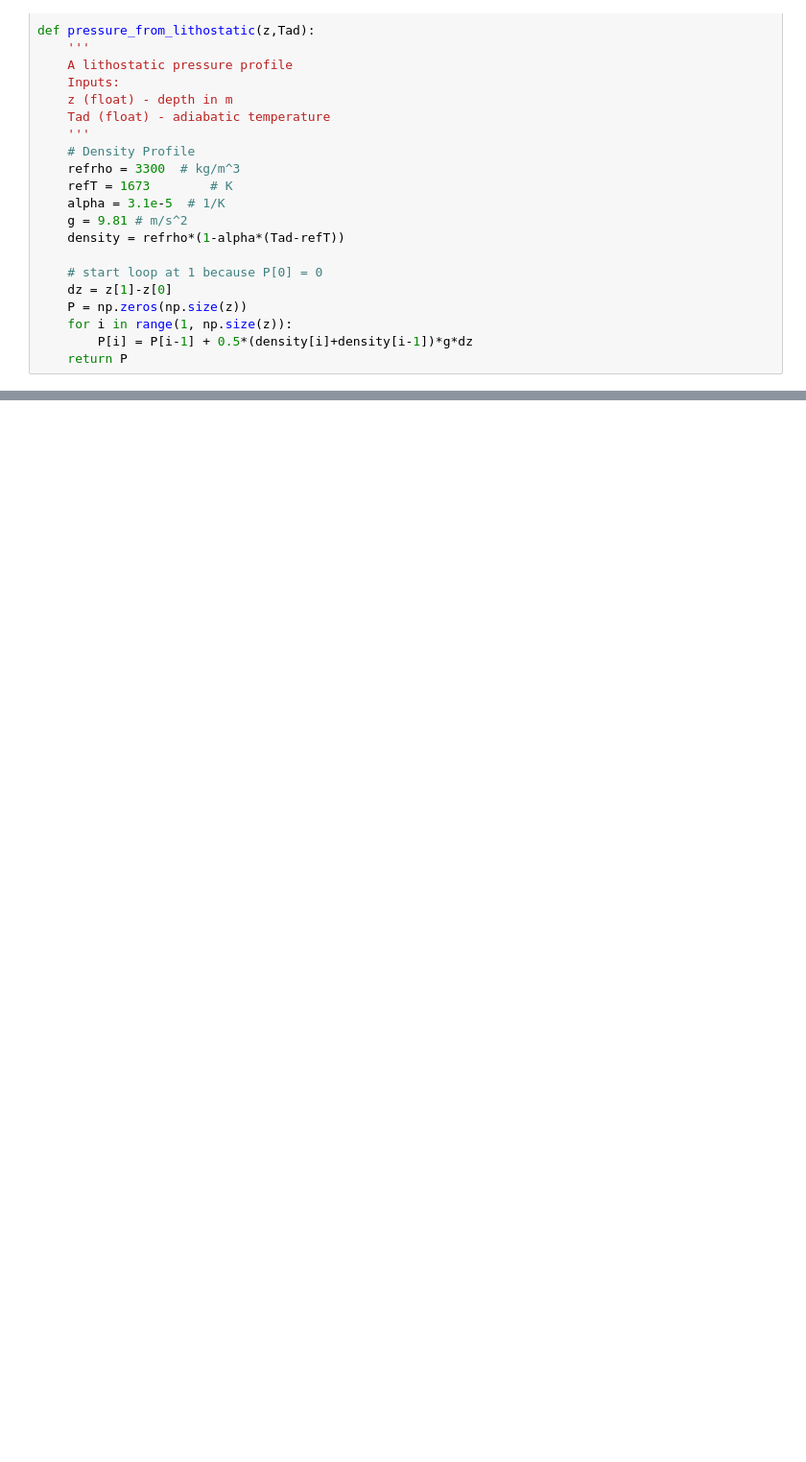
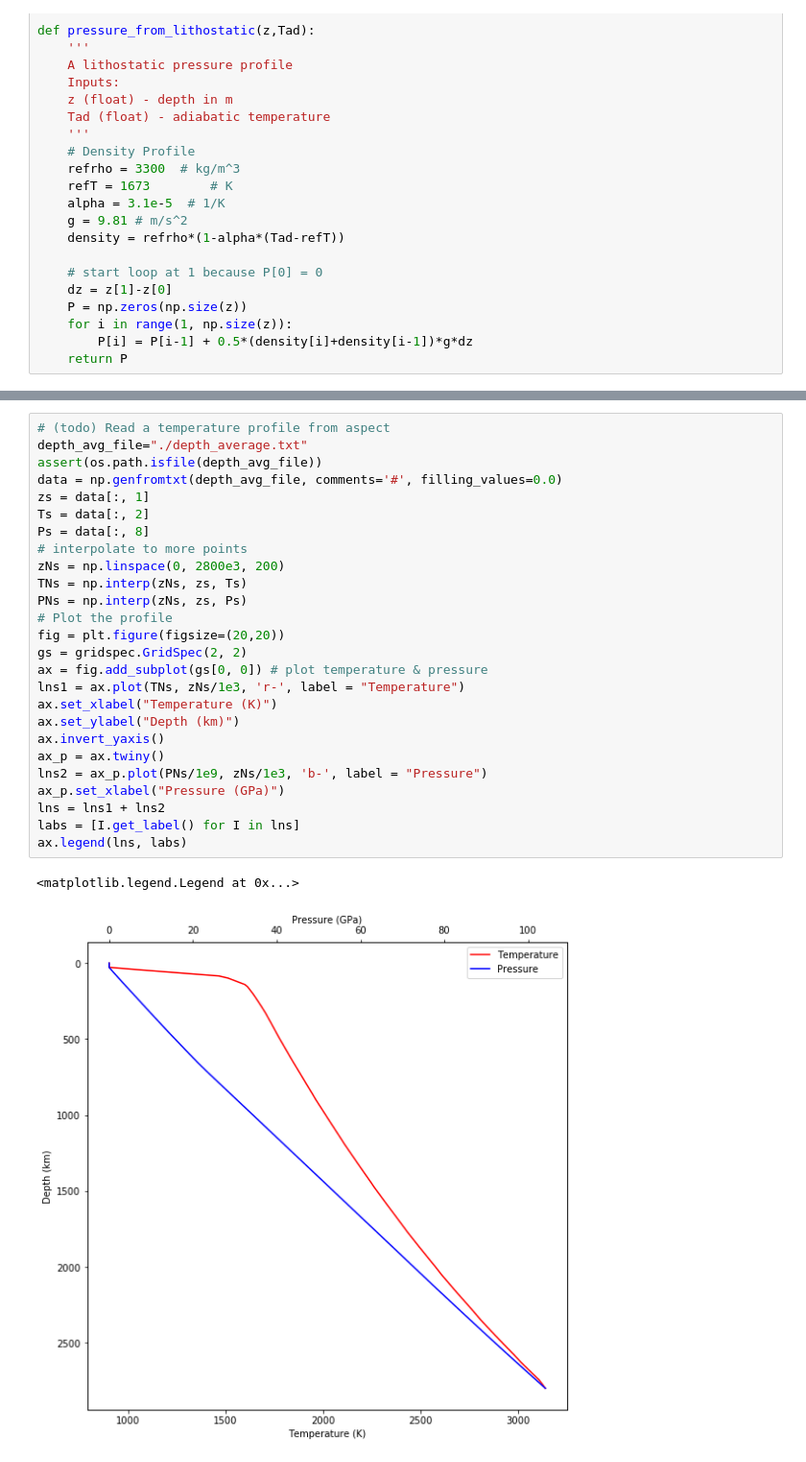
Before and after one commit to lhy11009/aspectLib, a Jupyter notebook: jupyter_notebooks/Mantle-Rheology/convert_aspect.ipynb, the cells around one changed output, grey strips where cells are left out. Shown at 96% size. Saved outputs shown, nothing was run; the diff lists cells and outputs as text; blank space fills up the shorter version.

```diff
--- a/jupyter_notebooks/Mantle-Rheology/convert_aspect.ipynb
+++ b/jupyter_notebooks/Mantle-Rheology/convert_aspect.ipynb
@@ -200,0 +262,29 @@ print(lm_diff_aspect)
+# %%
+# (todo) Read a temperature profile from aspect
+depth_avg_file="./depth_average.txt"
+assert(os.path.isfile(depth_avg_file))
+data = np.genfromtxt(depth_avg_file, comments='#', filling_values=0.0)
+zs = data[:, 1]
+Ts = data[:, 2]
+Ps = data[:, 8]
+# interpolate to more points
+zNs = np.linspace(0, 2800e3, 200)
+TNs = np.interp(zNs, zs, Ts)
+PNs = np.interp(zNs, zs, Ps)
+# Plot the profile
+fig = plt.figure(figsize=(20,20))
+gs = gridspec.GridSpec(2, 2)
+ax = fig.add_subplot(gs[0, 0]) # plot temperature & pressure
+lns1 = ax.plot(TNs, zNs/1e3, 'r-', label = "Temperature")
+ax.set_xlabel("Temperature (K)")
+ax.set_ylabel("Depth (km)")
+ax.invert_yaxis()
+ax_p = ax.twiny()
+lns2 = ax_p.plot(PNs/1e9, zNs/1e3, 'b-', label = "Pressure")
+ax_p.set_xlabel("Pressure (GPa)")
+lns = lns1 + lns2
+labs = [I.get_label() for I in lns]
+ax.legend(lns, labs)
+# %% [output]
+<matplotlib.legend.Legend at 0x...>
+[figure, added]
```
Also changed, not shown: parts of 6 cells of this notebook, 1 other file.
